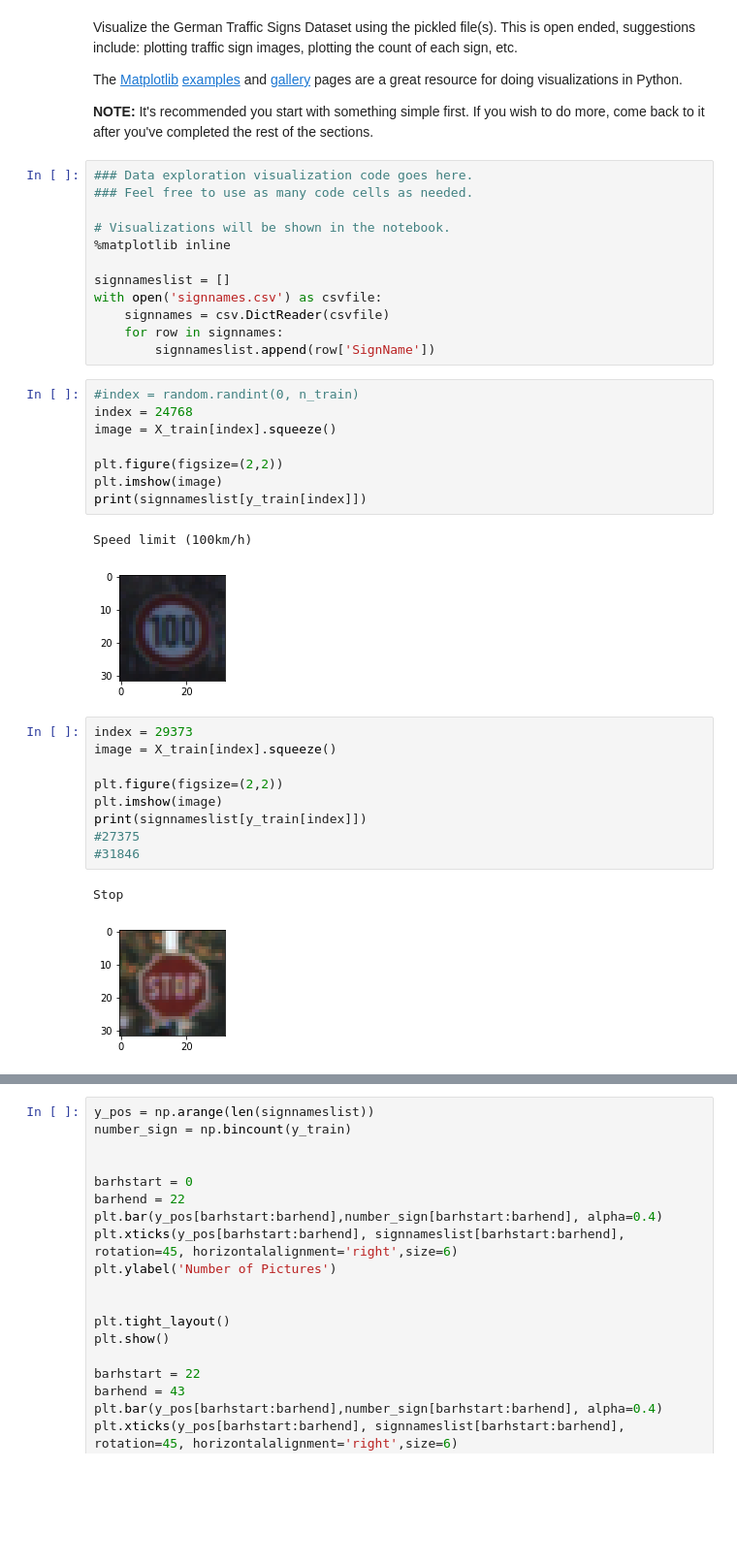
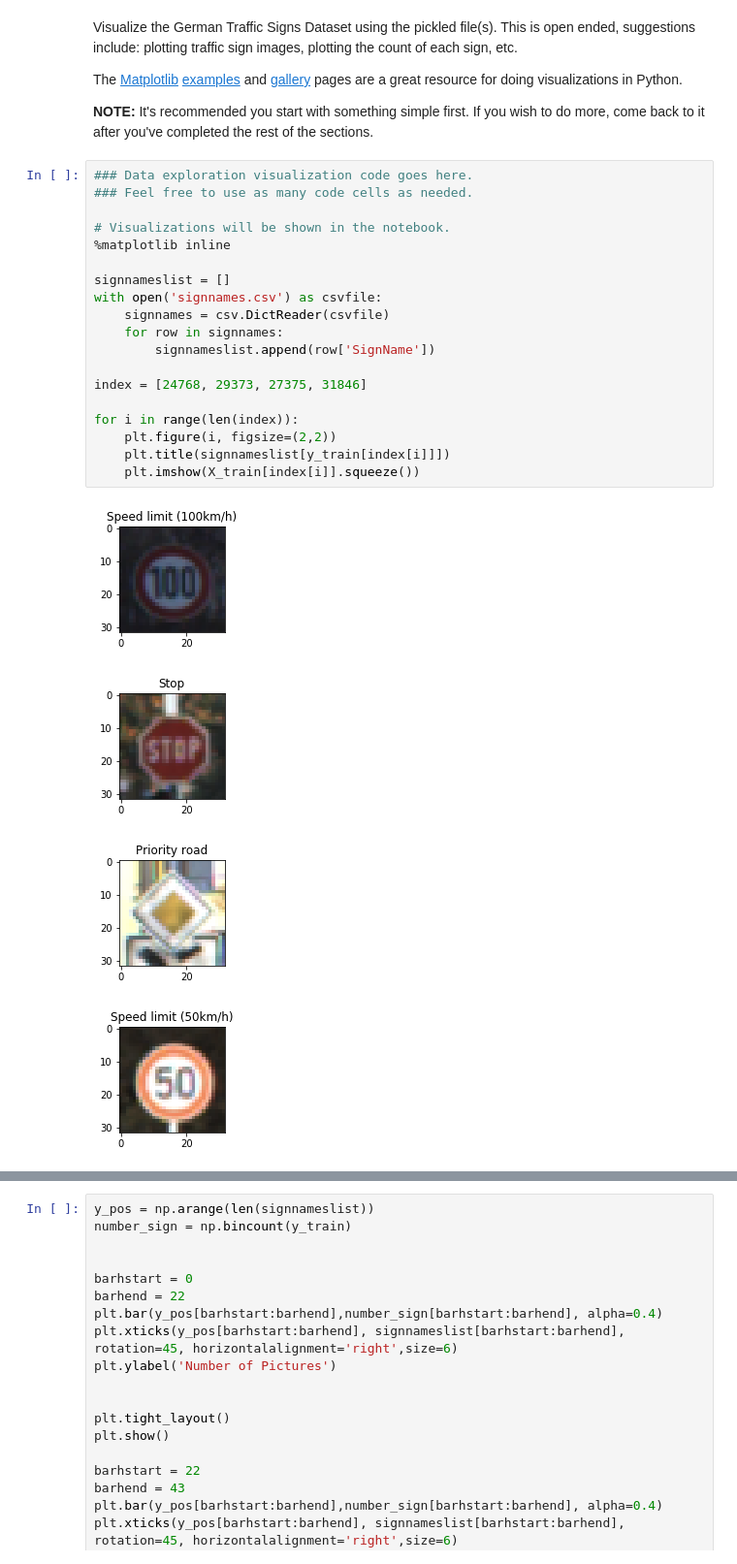
Before and after one commit to royveshovda/CarND-Traffic-Sign-Classifier-P2, a Jupyter notebook: Traffic_Sign_Classifier.ipynb, the cells around one changed output, grey strips where cells are left out. Shown at 97% size. Drawn from its saved outputs; the diff is of its cells as text; blank space fills up the shorter version.

```diff
--- a/Traffic_Sign_Classifier.ipynb
+++ b/Traffic_Sign_Classifier.ipynb
@@ -96,35 +96,24 @@ The [Matplotlib](http://matplotlib.org/) [examples](http://matplotlib.org/exampl
 # %%
 ### Data exploration visualization code goes here.
 ### Feel free to use as many code cells as needed.
 
 # Visualizations will be shown in the notebook.
 %matplotlib inline
 
 signnameslist = []
 with open('signnames.csv') as csvfile:
     signnames = csv.DictReader(csvfile)
     for row in signnames:
         signnameslist.append(row['SignName'])
+
+index = [24768, 29373, 27375, 31846]
+
+for i in range(len(index)):
+    plt.figure(i, figsize=(2,2))
+    plt.title(signnameslist[y_train[index[i]]])
+    plt.imshow(X_train[index[i]].squeeze())
+# %% [output]
+[figure, added]
+[figure, added]
+[figure, added]
+[figure, added]
-# %%
-#index = random.randint(0, n_train)
-index = 24768
-image = X_train[index].squeeze()
-
-plt.figure(figsize=(2,2))
-plt.imshow(image)
-print(signnameslist[y_train[index]])
-# %% [output]
-Speed limit (100km/h)
-[figure, removed]
-# %%
-index = 29373
-image = X_train[index].squeeze()
-
-plt.figure(figsize=(2,2))
-plt.imshow(image)
-print(signnameslist[y_train[index]])
-#27375
-#31846
-# %% [output]
-Stop
-[figure, removed]
```
Also changed, not shown: parts of 2 cells of this notebook.
